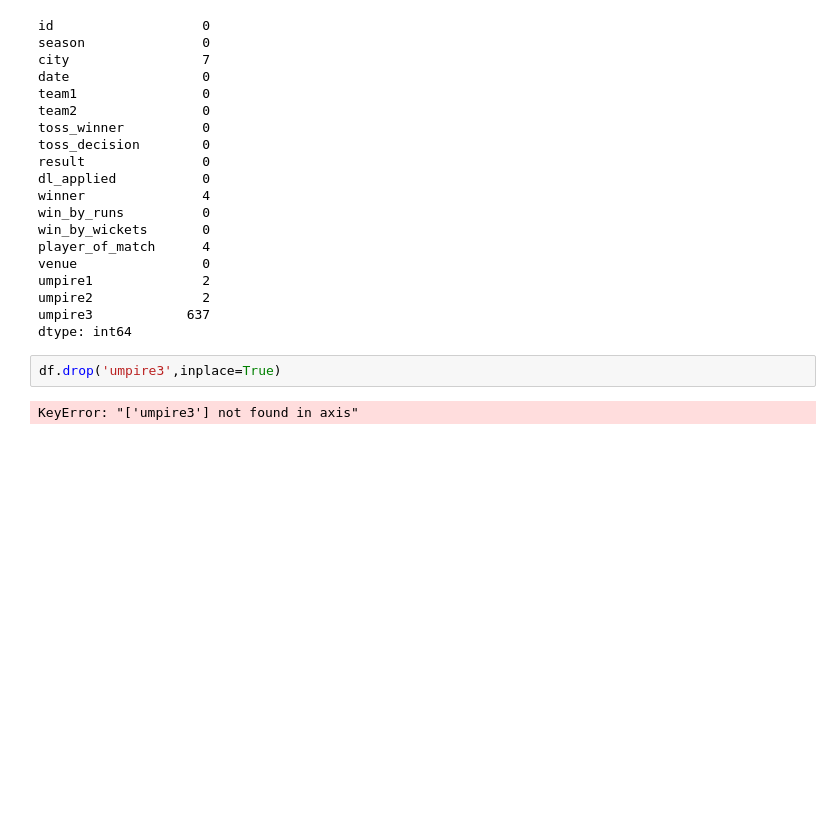
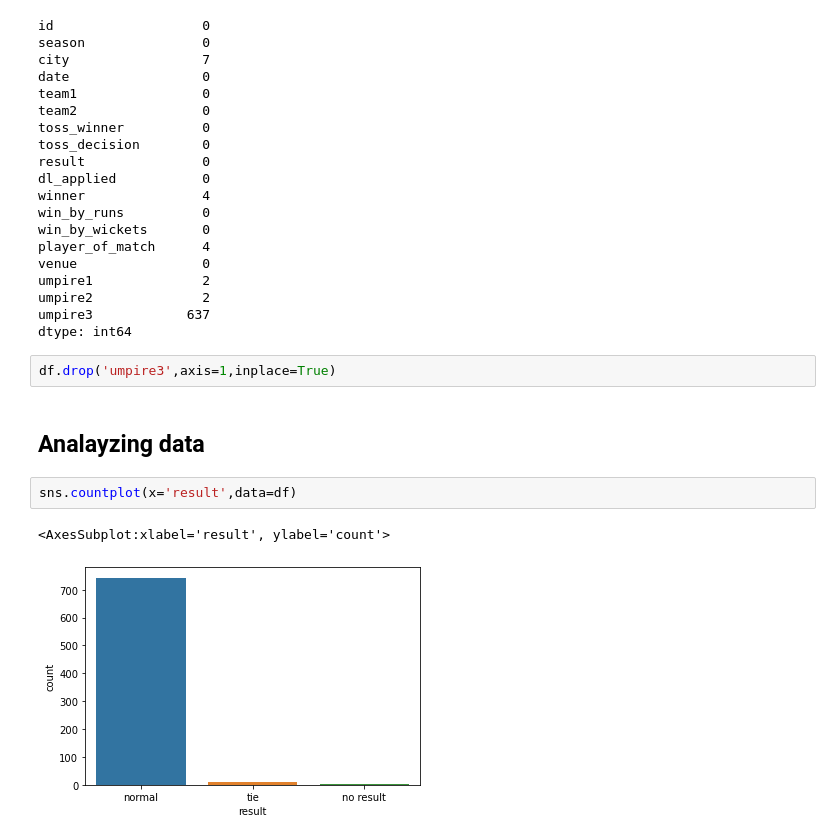
Before and after one commit to nik463/Prediction-IPL, a Jupyter notebook: Prediction of IPL.ipynb, the cells around one changed output. Saved outputs shown, nothing was run; the diff lists cells and outputs as text; blank space fills up the shorter version.

Commit message:
Analayzing and visualisation Of Data

```diff
--- a/Prediction of IPL.ipynb
+++ b/Prediction of IPL.ipynb
@@ -119,6 +120,11 @@ umpire2              2
 umpire3            637
 dtype: int64
 # %%
-df.drop('umpire3',inplace=True)
+df.drop('umpire3',axis=1,inplace=True)
-# %% [output]
-KeyError: "['umpire3'] not found in axis"
+# %% [markdown]
+## Analayzing data
+# %%
+sns.countplot(x='result',data=df)
+# %% [output]
+<AxesSubplot:xlabel='result', ylabel='count'>
+[figure, added]
```
Also changed, not shown: parts of 10 cells of this notebook.
